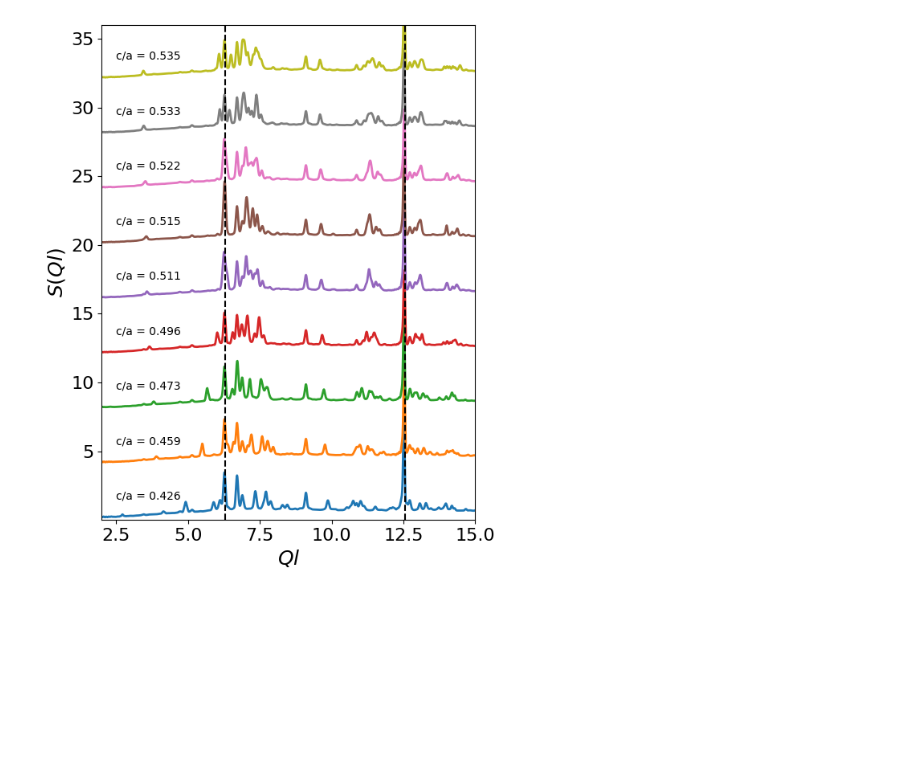
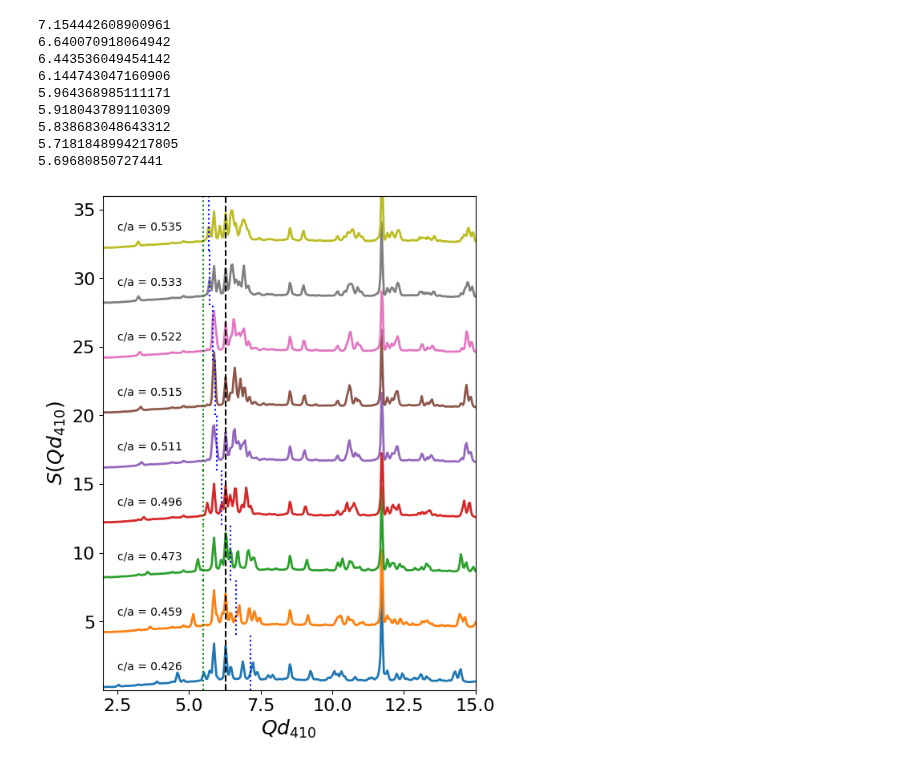
Before and after one commit to ch-tung/QC_scattering, a Jupyter notebook: test_plot_scattering_FK_ratio.ipynb, the cells around one changed output. Saved outputs shown, nothing was run; the diff lists cells and outputs as text; code cells hidden in the pictures; blank space fills up the shorter version.

Commit message:
calculate scattering function

```diff
--- a/test_plot_scattering_FK_ratio.ipynb
+++ b/test_plot_scattering_FK_ratio.ipynb
@@ -8,6 +9,8 @@ colors = ['#1f77b4', '#ff7f0e', '#2ca02c', '#d62728', '#9467bd', '#8c564b', '#e3
 
 fig,ax = plt.subplots(1,1, figsize=[6, 8])
 d_lines = 4
+SQ_scaled_list = []
+Q_scaled = np.linspace(0,16,401)
 for i_r, r in enumerate(r_ca):
     # FK
     filepath = './SOQ/FK_ratio/c_FK_fluc_{:0.3f}/'.format(r)
@@ -37,37 +40,58 @@ for i_r, r in enumerate(r_ca):
     d_a2 = l_a*np.array([0,1,0])
 
     d_c_s = 2*np.pi*np.cross(d_a1, d_a2)/np.dot(np.cross(d_a1, d_a2),d_c)
     d_a1_s = 2*np.pi*np.cross(d_a2, d_c)/np.dot(np.cross(d_a2, d_c),d_a1)
     d_a2_s = 2*np.pi*np.cross(d_c, d_a1)/np.dot(np.cross(d_c, d_a1),d_a2)
 
     d_s = np.vstack([d_a1_s,d_a2_s,d_c_s])
 
     d_002 = 2*np.pi/np.linalg.norm(np.array([0,0,2])@d_s)
     Q_002 = np.linalg.norm(np.array([0,0,2])@d_s)
     Q_004 = np.linalg.norm(np.array([0,0,4])@d_s)
+    Q_101 = np.linalg.norm(np.array([3,2,0])@d_s)
+
 
     d_200 = 2*np.pi/np.linalg.norm(np.array([2,0,0])@d_s)
     Q_200 = np.linalg.norm(np.array([2,0,0])@d_s)
-    Q_400 = np.linalg.norm(np.array([4,0,0])@d_s)
+    d_410 = 2*np.pi/np.linalg.norm(np.array([4,1,0])@d_s)
+    Q_410 = np.linalg.norm(np.array([4,1,0])@d_s)
 
     d_200_sq = l_square/2
     Q_200_sq = 2*np.pi/d_200_sq
     Q_400_sq = 2*np.pi/d_200_sq*2
 
+    f = interp.interp1d(Q*d_410,SQ_sm)
+    SQ_scaled = f(Q_scaled)
+    SQ_scaled_list.append(SQ_scaled.tolist())
 
 #     ax.plot([Q_002*d_200_sq,Q_002*d_200_sq],[0,40],'--',color='r')
-    ax.plot(Q*d_200_sq,SQ_sm+i_r*d_lines,'-',linewidth=2,color=colors[i_r])
+#     ax.plot(Q*d_410,SQ_sm+i_r*d_lines,'-',linewidth=2,color=colors[i_r])
+    ax.plot(Q_scaled,SQ_scaled+i_r*d_lines,'-',linewidth=2,color=colors[i_r])
     ax.text(2.5,i_r*d_lines+1.5,'c/a = {:0.3f}'.format(r),fontsize=10)
 
-ax.plot([Q_200_sq*d_200_sq,Q_200_sq*d_200_sq],[0,1000],'--',color='k')
-ax.plot([Q_400_sq*d_200_sq,Q_400_sq*d_200_sq],[0,1000],'--',color='k')
+    ax.plot([Q_002*d_410,Q_002*d_410],np.array([0,d_lines])+i_r*d_lines,':',color='b')
+    ax.plot([Q_101*d_410,Q_101*d_410],np.array([0,d_lines])+i_r*d_lines,':',color='g')
+    print(Q_002*d_410)
+
+# ax.plot([Q_200_sq*d_200_sq,Q_200_sq*d_200_sq],[0,1000],'--',color='k')
+ax.plot([Q_410*d_410,Q_410*d_410],[0,1000],'--',color='k')
+
 
 ax.set_xlim(2,15)
 ax.set_ylim(1e-2,d_lines*9)
-ax.set_xlabel('$Ql_{}$',fontsize=18)
-ax.set_ylabel('$S(Ql_{})$',fontsize=18)
+ax.set_xlabel('$Qd_{410}$',fontsize=18)
+ax.set_ylabel('$S(Qd_{410})$',fontsize=18)
 # ax.set_yscale('log')
 ax.tick_params(axis='both', which='major', labelsize=16)
 plt.show()
 # %% [output]
+7.154442608900961
+6.640070918064942
+6.443536049454142
+6.144743047160906
+5.964368985111171
+5.918043789110309
+5.838683048643312
+5.7181848994217805
+5.69680850727441
-[figure, old version]
+[figure, new version]
```
Also changed, not shown: parts of 2 cells of this notebook, 15 other files.
